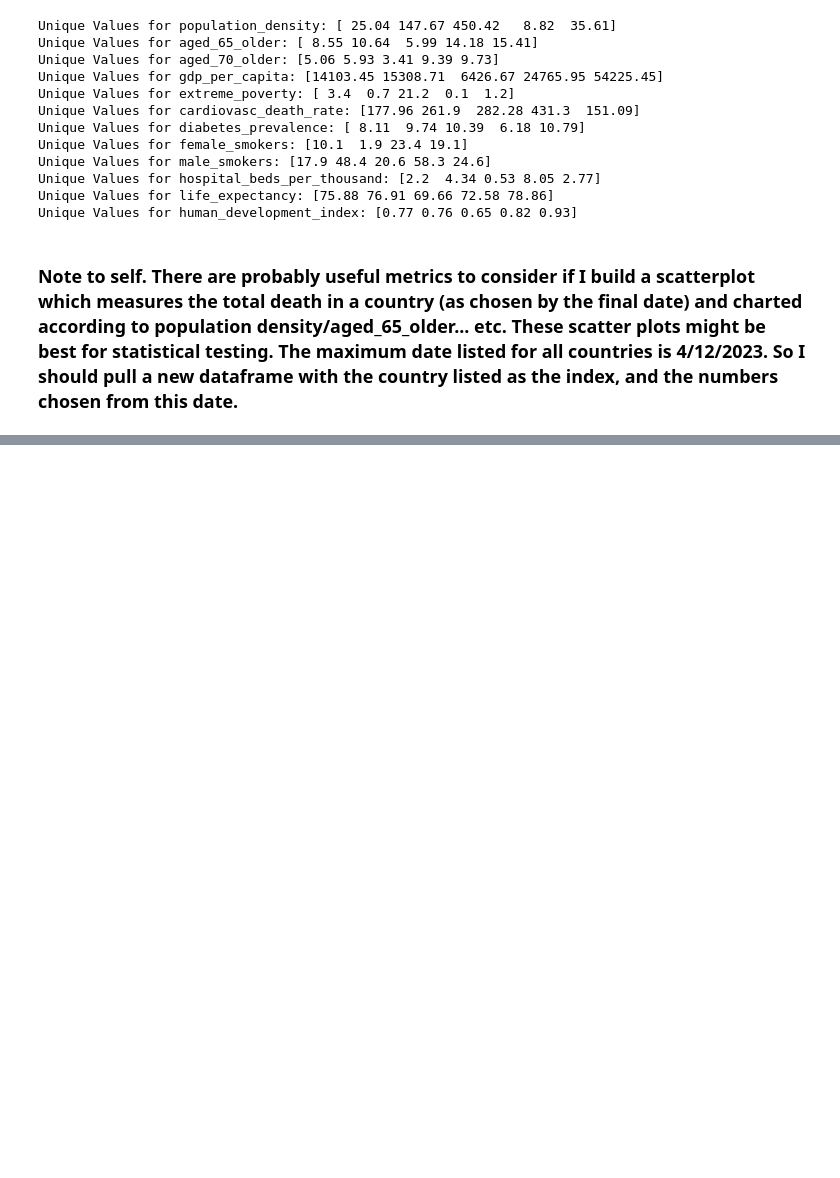
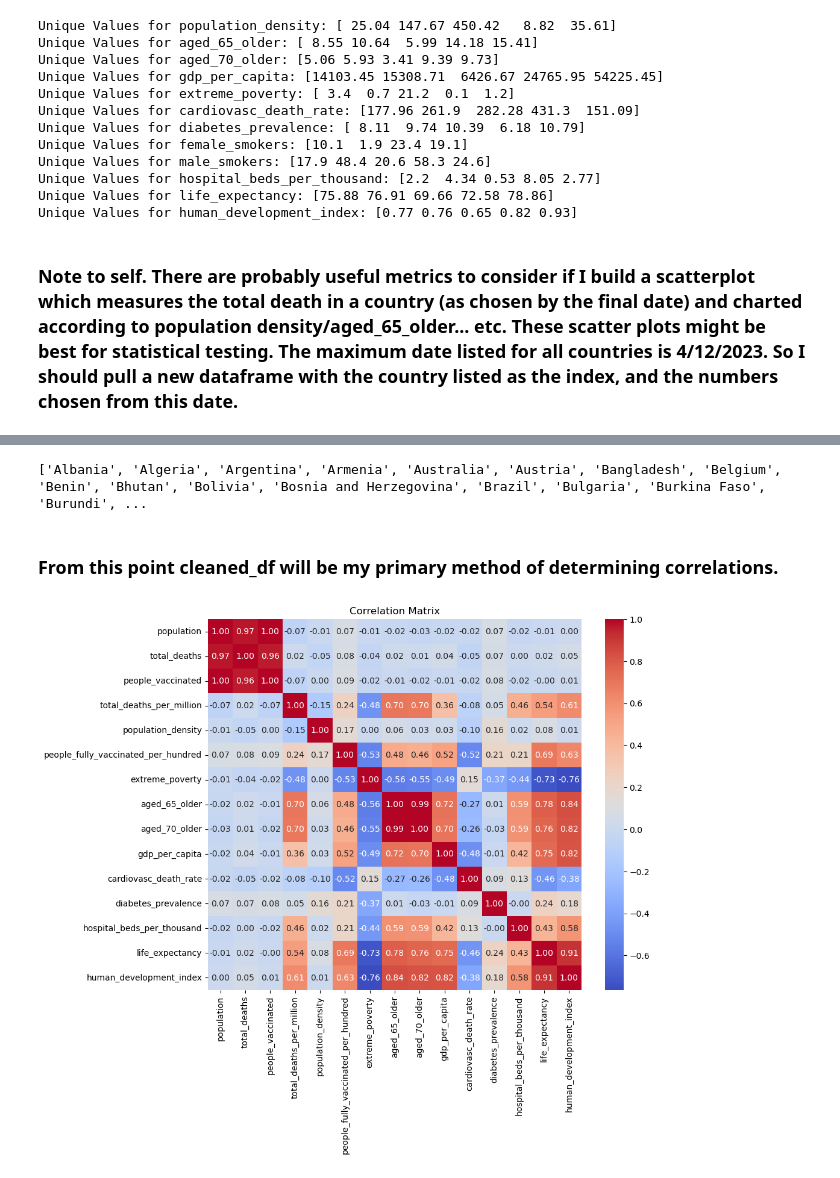
Before and after one commit to tralinde/covid_data_project, a Jupyter notebook: notebooks/main_df.ipynb, the cells around one changed output, grey strips where cells are left out. Saved outputs shown, nothing was run; the diff lists cells and outputs as text; code cells hidden in the pictures; blank space fills up the shorter version.

```diff
--- a/notebooks/main_df.ipynb
+++ b/notebooks/main_df.ipynb
@@ -10,9 +11,9 @@ df_deaths = pd.read_csv('../data/COVID DEATHS.csv')
 merged_df = pd.merge(df_deaths, df_vaccines, left_index=True, right_index=True)
 # %%
 columns_to_drop = ['iso_code_y', 'continent_y', 'location_y', 'date_y',
-    'total_cases', 'new_cases', 'total_deaths', 'new_deaths',
+    'total_cases', 'new_cases', 'new_deaths',
     'total_cases_per_million', 'new_cases_per_million',
-    'total_deaths_per_million', 'new_deaths_per_million',
+    'new_deaths_per_million',
     'icu_patients', 'hosp_patients', 'weekly_icu_admissions', 'weekly_hosp_admissions',
     'total_tests', 'new_tests', 'total_tests_per_thousand', 'new_tests_per_thousand',
     'new_tests_smoothed', 'new_tests_smoothed_per_thousand',
@@ -188,0 +292,20 @@ Unique Values for human_development_index: [0.77 0.76 0.65 0.82 0.93]
+# %%
+grouped_df = main_df.groupby('location_x').agg({
+    'population': max,
+    'total_deaths': max,
+    'people_vaccinated': max,
+    'total_deaths_per_million': max,
+    'population_density': max,
+    'people_fully_vaccinated_per_hundred': max,
+    'extreme_poverty': max,
+    'aged_65_older': max,
+    'aged_70_older': max,
+    'gdp_per_capita': max,
+    'cardiovasc_death_rate': max,
+    'diabetes_prevalence': max,
+    'hospital_beds_per_thousand': max,
+    'life_expectancy': max,
+    'human_development_index': max
+})
+
+grouped_df.info()
@@ -188,0 +351,5 @@ Unique Values for human_development_index: [0.77 0.76 0.65 0.82 0.93]
+# %%
+cleaned_df = grouped_df.dropna()
+
+# Print the new DataFrame
+cleaned_df.info()
@@ -188,0 +374,23 @@ Unique Values for human_development_index: [0.77 0.76 0.65 0.82 0.93]
+# %%
+# Identify all countries in my list to be dropped
+
+countries_list = cleaned_df.index.tolist()
+
+# Print the list of countries
+print(countries_list)
+# %% [output]
+['Albania', 'Algeria', 'Argentina', 'Armenia', 'Australia', 'Austria', 'Bangladesh', 'Belgium', 'Benin', 'Bhutan', 'Bolivia', 'Bosnia and Herzegovina', 'Brazil', 'Bulgaria', 'Burkina Faso', 'Burundi', ...
+# %% [markdown]
+### From this point cleaned_df will be my primary method of determining correlations.
+# %%
+
+# Compute the correlation matrix
+correlation_matrix = cleaned_df.corr()
+
+# Create a heatmap to visualize the correlation matrix
+plt.figure(figsize=(10, 8))
+sns.heatmap(correlation_matrix, annot=True, cmap='coolwarm', fmt=".2f")
+plt.title('Correlation Matrix')
+plt.show()
+# %% [output]
+[figure, added]
```
Also changed, not shown: parts of 19 cells of this notebook, 2 other files.
